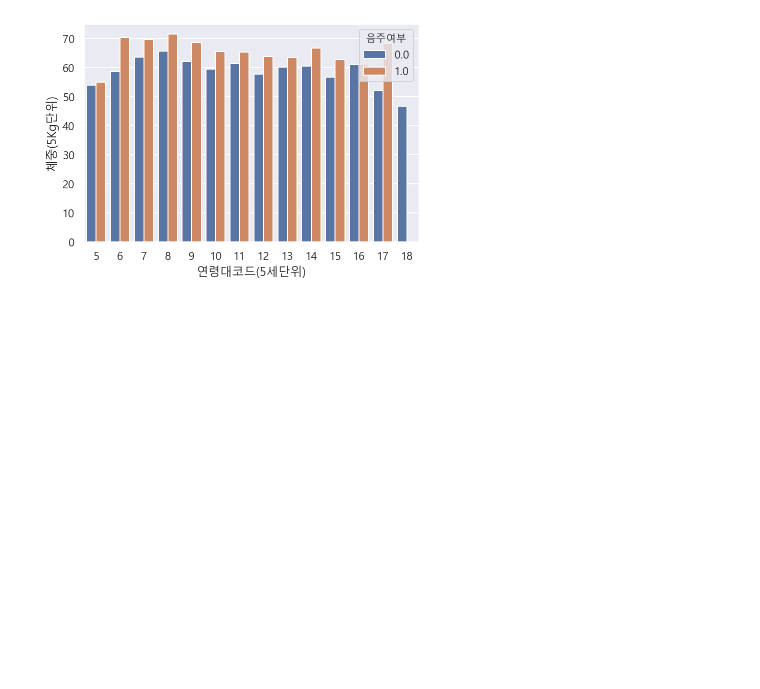
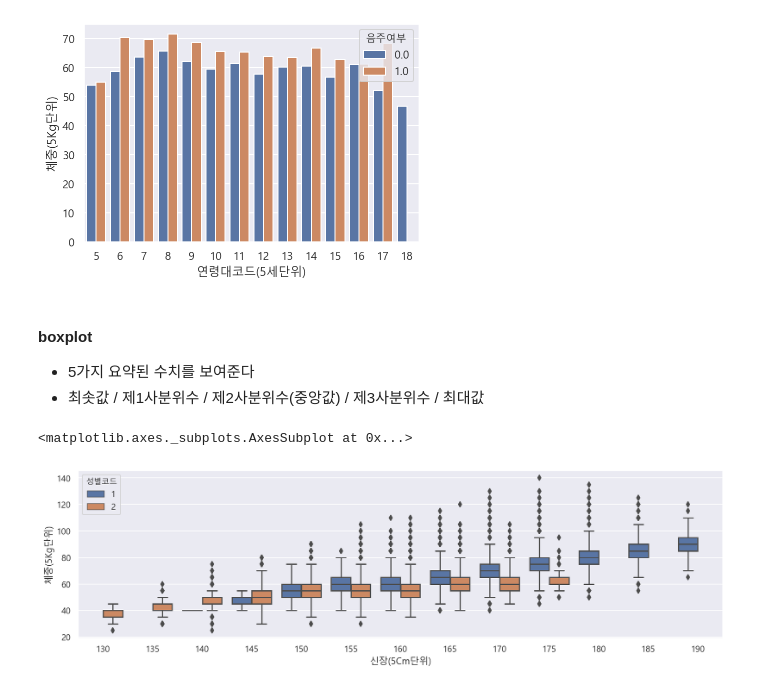
Before and after one commit to ssue-lee/practice, a Jupyter notebook: hearth_analysis.ipynb, the cells around one changed output. Cells and saved outputs as stored; diff of their text form; code cells hidden in the pictures; blank space fills up the shorter version.

```diff
--- a/hearth_analysis.ipynb
+++ b/hearth_analysis.ipynb
@@ -370,3 +370,13 @@ sns.barplot(data=df_sample, x="연령대코드(5세단위)", y="체중(5Kg단위
 # %% [output]
 <matplotlib.axes._subplots.AxesSubplot at 0x...>
 [figure]
+# %% [markdown]
+#### boxplot
+- 5가지 요약된 수치를 보여준다
+- 최솟값 / 제1사분위수 / 제2사분위수(중앙값) / 제3사분위수 / 최대값
+# %%
+plt.figure(figsize=(15,4))
+sns.boxplot(data=df, x="신장(5Cm단위)", y="체중(5Kg단위)", hue="성별코드")
+# %% [output]
+<matplotlib.axes._subplots.AxesSubplot at 0x...>
+[figure, added]
```
Also changed, not shown: parts of 24 cells of this notebook.
